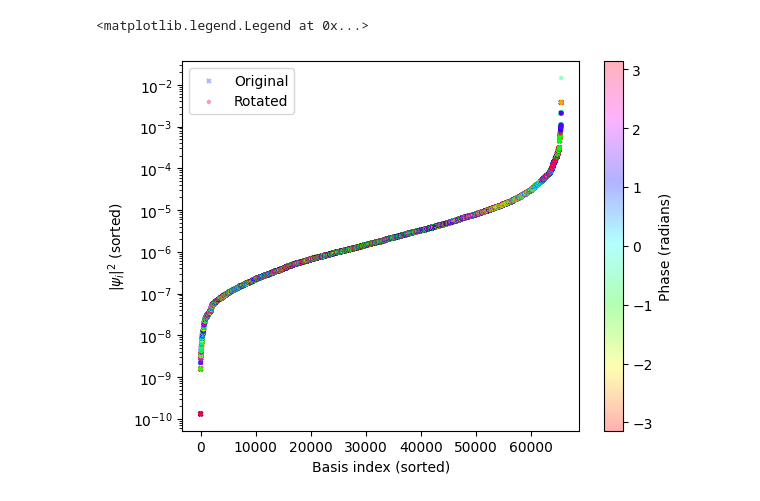
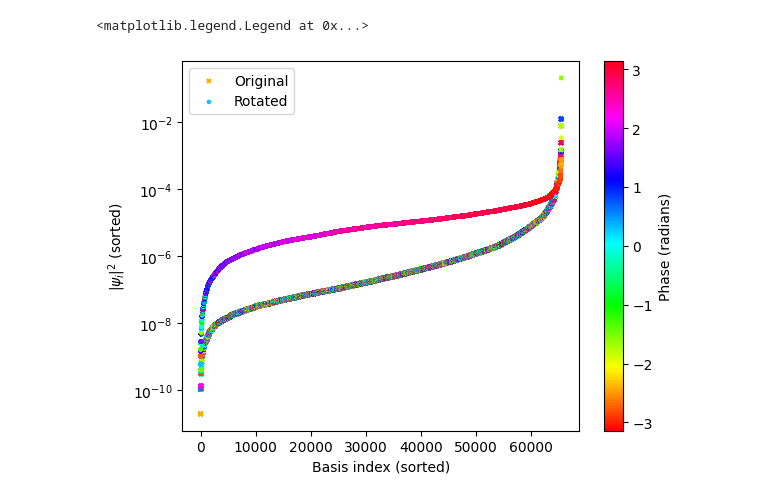
Before and after one commit to NilsNiggemann/DataMiningRBMs, a Jupyter notebook: Netket/optimal_rotation_test.ipynb, the cells around one changed output. Cells and saved outputs as stored; diff of their text form; code cells hidden in the pictures.

```diff
--- a/Netket/optimal_rotation_test.ipynb
+++ b/Netket/optimal_rotation_test.ipynb
@@ -138,8 +113,9 @@ en_0, en_1
 params_0 = generate_params(
     alpha=1,
     seed=1234,
-    learning_rate=3e-2,
-    n_iter=300,
+    learning_rate=3e-3,
+    n_iter=600,
+    diag_shift=5e-3,
     show_progress=True,
     out=f"../data/data_test_rot/rbm_optimization_ran_{H_idx}",
     overwrite=True,
@@ -152,8 +128,9 @@ write_output(H_ran, out, params_0)
 params = generate_params(
     alpha=1,
     seed=1234,
-    learning_rate=3e-2,
-    n_iter=300,
+    learning_rate=3e-3,
+    n_iter=600,
+    diag_shift=5e-3,
     show_progress=True,
     out=f"../data/data_test_rot/rbm_optimization_opt_{H_idx}",
 )
@@ -201,33 +178,33 @@ plt.scatter(
     c=sorted_phases,
     cmap='hsv',
     label='Original',
     marker='x',
     s=8,
-    alpha=0.3
+    alpha=1.
 )
 
 sorted_indices = np.argsort(np.abs(psi_rot_opt)**2)
 sorted_amplitudes = np.abs(psi_rot_opt)[sorted_indices]**2
 sorted_phases = np.angle(psi_rot_opt)[sorted_indices]
 
 plt.scatter(
 	range(len(sorted_amplitudes)),
 	sorted_amplitudes,
 	c=sorted_phases,
 	cmap='hsv',
 	label='Rotated',
 	marker='o',
 	s=5,
-	alpha=0.3
+	alpha=1.
 )
 
 
 # plt.plot(np.sort(np.abs(psi_a)**2), label='Target', marker='o', lw=0.05, markersize=3, alpha=0.8, color='black')
 plt.yscale('log')
 plt.colorbar(label='Phase (radians)')#
 plt.ylabel(r'$|\psi_i|^2$ (sorted)')
 plt.xlabel('Basis index (sorted)')
 plt.legend()
 # %% [output]
 <matplotlib.legend.Legend at 0x...>
-[figure, old version]
+[figure, new version]
```
Also changed, not shown: parts of 6 cells of this notebook, 1 other file.
